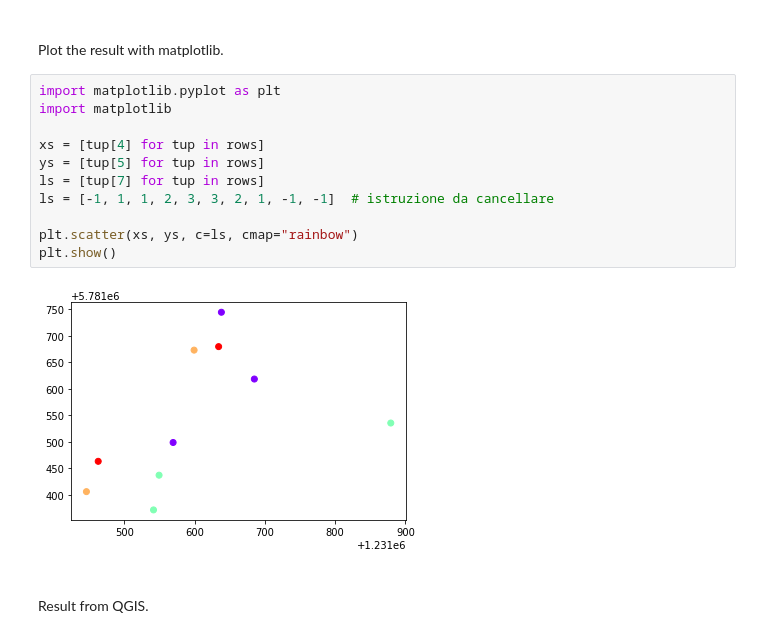
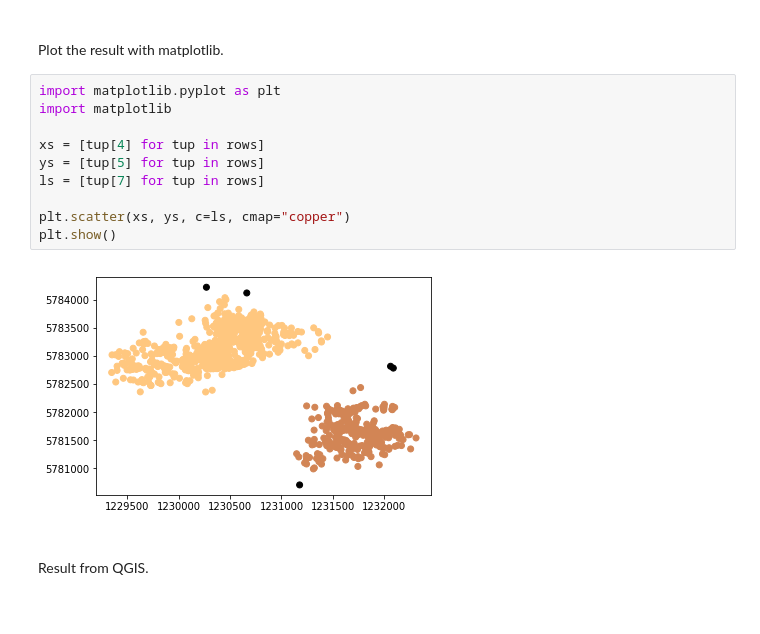
Before and after one commit to lucaArrotta/DBSCAN-in-Python, a Jupyter notebook: DBSCAN.ipynb, the cells around one changed output. Cells and saved outputs as stored; diff of their text form; blank space fills up the shorter version.

```diff
--- a/DBSCAN.ipynb
+++ b/DBSCAN.ipynb
@@ -333,16 +360,15 @@ Plot the result with matplotlib.
 # %%
 import matplotlib.pyplot as plt
 import matplotlib
 
 xs = [tup[4] for tup in rows]
 ys = [tup[5] for tup in rows]
 ls = [tup[7] for tup in rows]
-ls = [-1, 1, 1, 2, 3, 3, 2, 1, -1, -1]  # istruzione da cancellare
 
-plt.scatter(xs, ys, c=ls, cmap="rainbow")
+plt.scatter(xs, ys, c=ls, cmap="copper")
 plt.show()
 # %% [output]
-[figure, old version]
+[figure, new version]
 # %% [markdown]
 <br>
 Result from QGIS.
```
Also changed, not shown: parts of 21 cells of this notebook.
